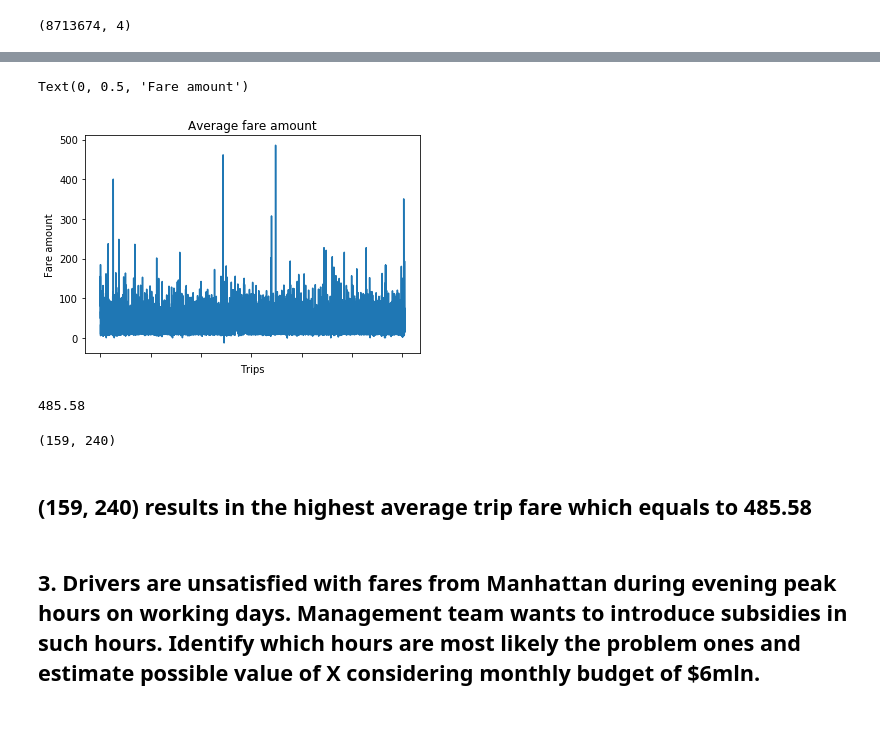
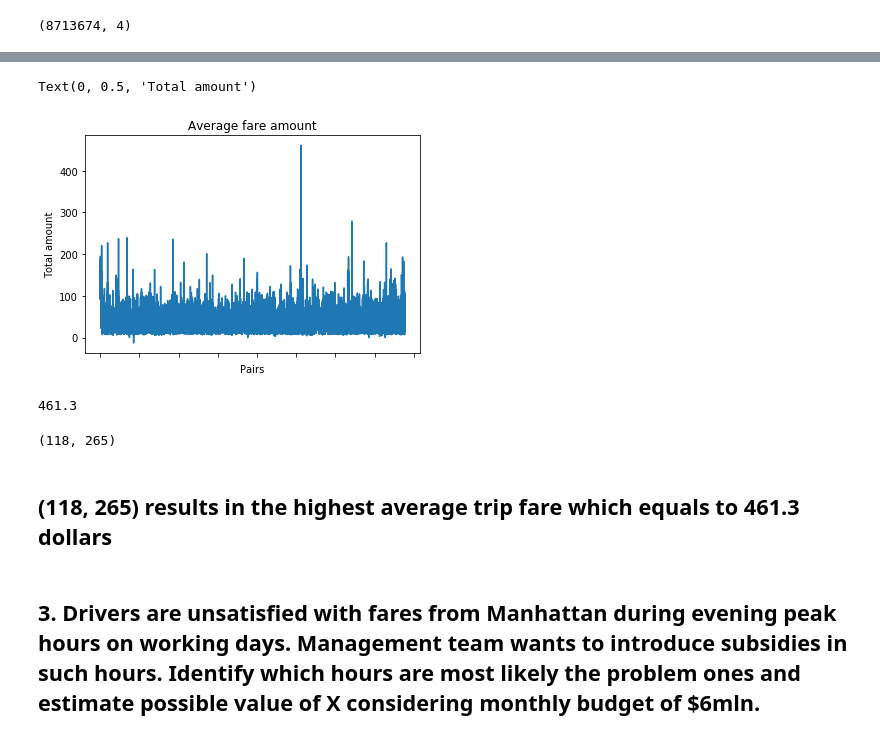
Before and after one commit to tatianayeliseeva/Analyst_assignment, a Jupyter notebook: Analyst_HA.ipynb, the cells around one changed output, grey strips where cells are left out. Drawn from its saved outputs; the diff is of its cells as text; code cells hidden in the pictures.

```diff
--- a/Analyst_HA.ipynb
+++ b/Analyst_HA.ipynb
@@ -115,5 +116,6 @@ bor.shape
 (8713674, 4)
 # %%
 bor = bor[bor.Not_equal != False]
+bor = bor.reset_index()
 bor.shape
 # %% [output]
@@ -129,0 +123,13 @@ bor.head()
+# %%
+# We consider that pairs like (a, b) and (b, a) are the same. In this part we can sort values in columns PULocationID and DOLocationID (horizontally, ascending)
+s_bor = bor.copy()
+s_bor.drop(columns=['index', 'Not_equal'], inplace=True)
+p = s_bor['PULocationID'].values
+d = s_bor['DOLocationID'].values
+for i in range(len(p)):
+    if p[i] > d[i]:
+        p[i], d[i] = d[i], p[i]
+s_bor.drop(columns=['PULocationID', 'DOLocationID'], axis=1, inplace=True)
+s_bor.insert(loc=0, column='DOLocationID', value=d)
+s_bor.insert(loc=0, column='PULocationID', value=p)
+s_bor.head()
@@ -130,23 +143,24 @@ bor.head()
 # %%
-means = bor.groupby(['PULocationID', 'DOLocationID'])['total_amount'].mean()
+# Calculating the highest average fare amount
+means = s_bor.groupby(['PULocationID', 'DOLocationID'])['total_amount'].mean()
 means.plot()
 plt.title('Average fare amount')
-plt.xlabel('Trips')
-plt.ylabel('Fare amount')
+plt.xlabel('Pairs')
+plt.ylabel('Total amount')
 # %% [output]
-Text(0, 0.5, 'Fare amount')
+Text(0, 0.5, 'Total amount')
-[figure, old version]
+[figure, new version]
 # %%
 max_val = np.max(means.values)
 max_val
 # %% [output]
-485.58
+461.3
 # %%
 print(*means[means  == max_val].index.tolist())
 # %% [output]
-(159, 240)
+(118, 265)
 # %% [markdown]
-## (159, 240) results in the highest average trip fare which equals to 485.58
+## (118, 265) results in the highest average trip fare which equals to 461.3 dollars
 # %% [markdown]
 ## 3. Drivers are unsatisfied with fares from Manhattan during evening peak hours on working days. Management team wants to introduce subsidies in such hours. Identify which hours are most likely the problem ones and estimate possible value of X considering monthly budget of $6mln.
 # %%
```
Also changed, not shown: parts of 5 cells of this notebook.
